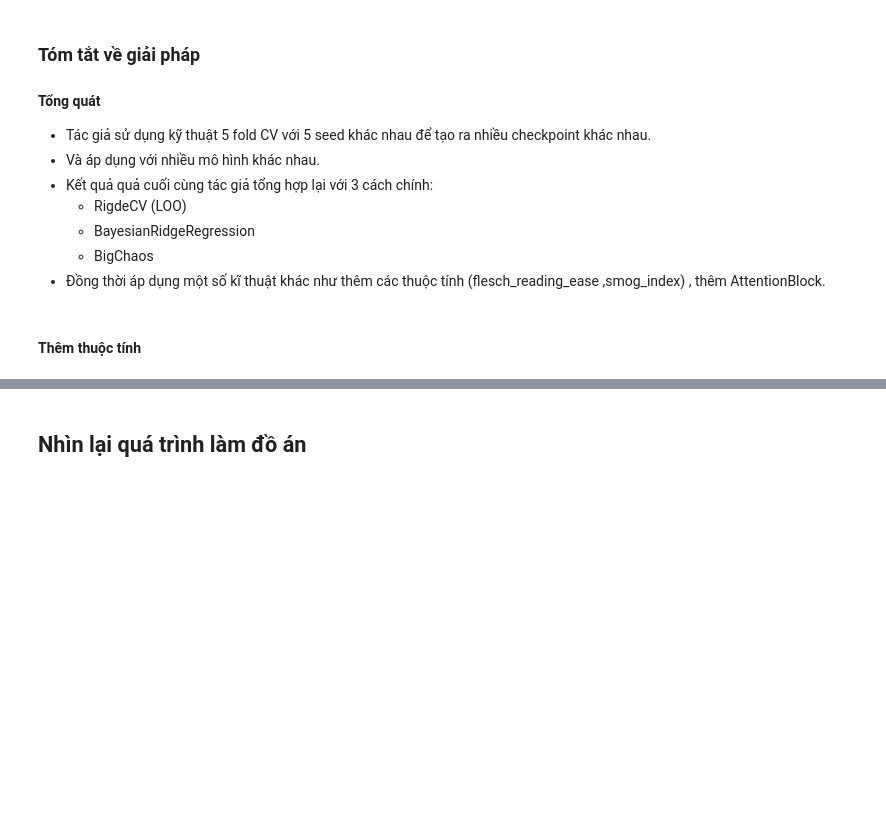
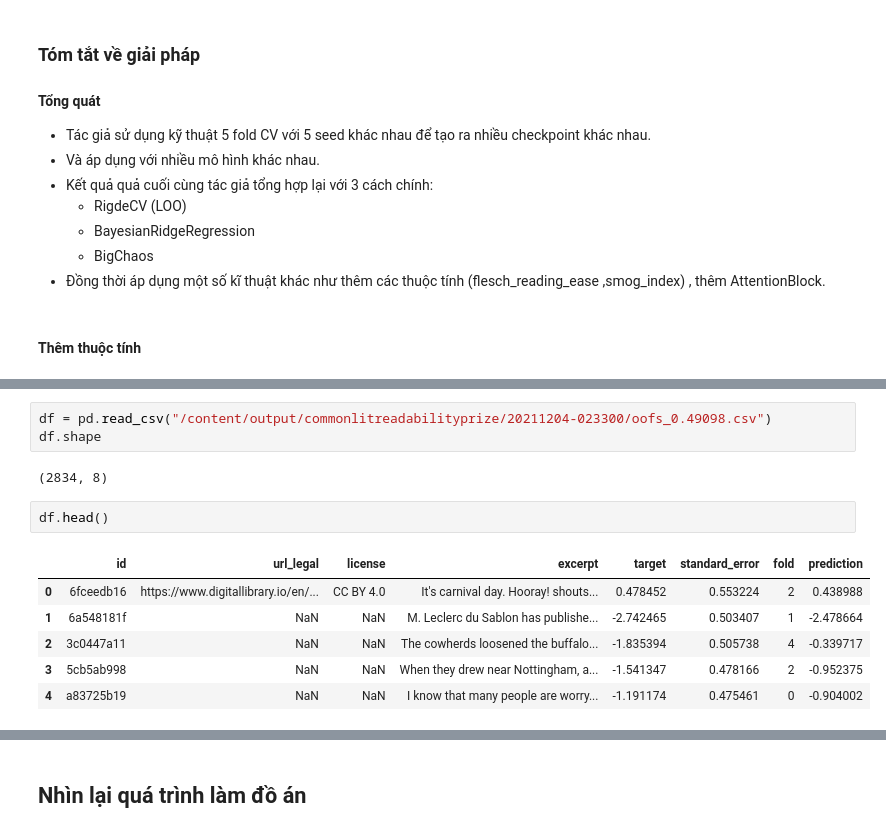
Before and after one commit to nguyentrongnghia142/CommonLit-Readability-Prize, a Jupyter notebook: Report.ipynb, the cells around one changed output, grey strips where cells are left out. Saved outputs shown, nothing was run; the diff lists cells and outputs as text; blank space fills up the shorter version.

```diff
--- a/Report.ipynb
+++ b/Report.ipynb
@@ -190,0 +1655,14 @@ plt.title("Tần suất của các từ trong tập huyến luyện");
+# %%
+df = pd.read_csv("/content/output/commonlitreadabilityprize/20211204-023300/oofs_0.49098.csv")
+df.shape
+# %% [output]
+(2834, 8)
+# %%
+df.head()
+# %% [output]
+|  | id | url_legal | license | excerpt | target | standard_error | fold | prediction |
+| 0 | 6fceedb16 | https://www.digitallibrary.io/en/... | CC BY 4.0 | It's carnival day. Hooray! shouts... | 0.478452 | 0.553224 | 2 | 0.438988 |
+| 1 | 6a548181f | NaN | NaN | M. Leclerc du Sablon has publishe... | -2.742465 | 0.503407 | 1 | -2.478664 |
+| 2 | 3c0447a11 | NaN | NaN | The cowherds loosened the buffalo... | -1.835394 | 0.505738 | 4 | -0.339717 |
+| 3 | 5cb5ab998 | NaN | NaN | When they drew near Nottingham, a... | -1.541347 | 0.478166 | 2 | -0.952375 |
+| 4 | a83725b19 | NaN | NaN | I know that many people are worry... | -1.191174 | 0.475461 | 0 | -0.904002 |
```
Also changed, not shown: parts of 36 cells of this notebook.
